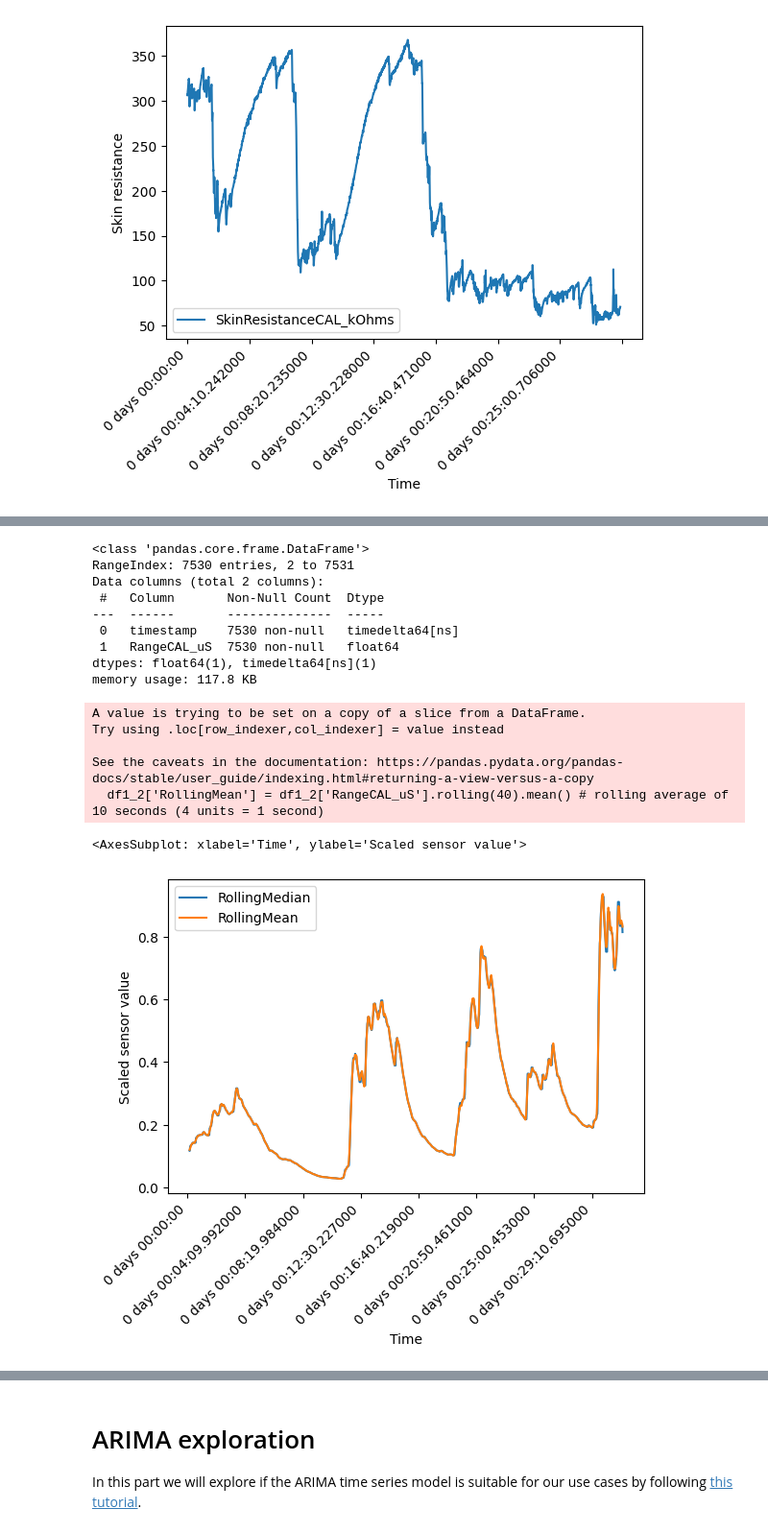
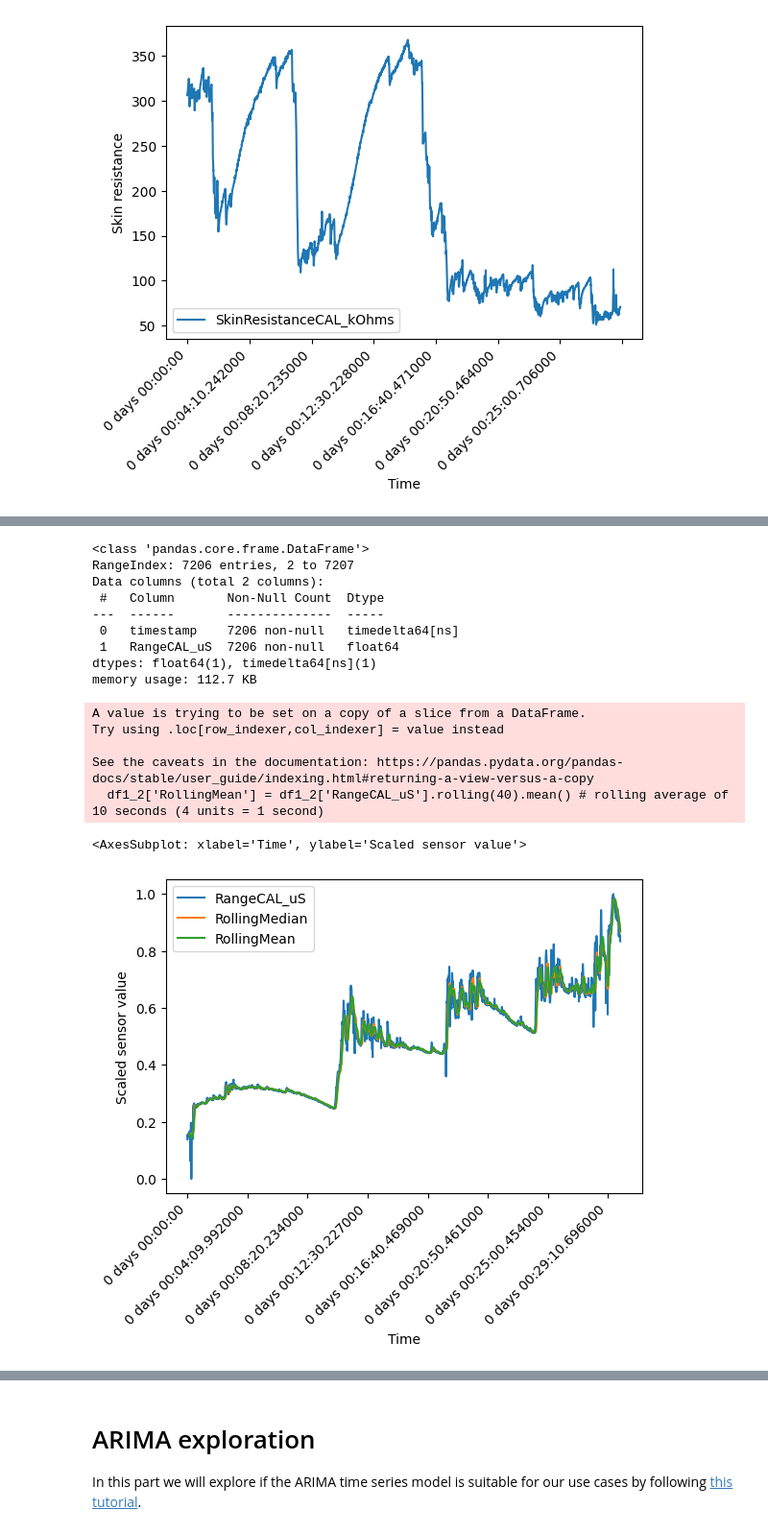
Before and after one commit to Inn0/STP1StressVisualisation, a Jupyter notebook: StressThreshold.ipynb, the cells around one changed output, grey strips where cells are left out. Shown at 96% size. Drawn from its saved outputs; the diff is of its cells as text; code cells hidden in the pictures.

```diff
--- a/StressThreshold.ipynb
+++ b/StressThreshold.ipynb
@@ -135,12 +142,12 @@ scaler = MinMaxScaler()
 
 random_dataset = True
 
-dfTemp= test612_1#datasetArray[0]
+dfTemp= datasetArray[0]
 if(random_dataset):
     dfTemp =  np.random.choice(datasetArray)
     print(type(dfTemp))
 
-dfTemp['RangeCAL_uS'] = scaler.fit_transform(dfTemp[['RangeCAL_uS']])
+dfTemp['RangeCAL_uS'] = scaler.fit_transform(dfTemp[['RangeCAL_uS']]) # scale the data so it is all values between 0 and 1 for consistency
 
 # df1_1 = dfTemp.iloc[:, [0, 1]] # calibration value, unused
 df1_2 = dfTemp.iloc[:, [0, 2]]
@@ -164,24 +174,24 @@ df1_2
 # %%
 df1_2.info()
 df1_2['RollingMean'] = df1_2['RangeCAL_uS'].rolling(40).mean() # rolling average of 10 seconds (4 units = 1 second)
 df1_2['RollingMedian'] = df1_2['RangeCAL_uS'].rolling(40).median() # rolling median of 10 seconds
 df1_2['deltaMean'] = df1_2.RollingMean.diff(periods =1)
 df1_2['deltaMedian'] = df1_2.RollingMedian.diff(periods =1)
-df1_2[['RollingMedian', 'RollingMean','timestamp']].plot(x='timestamp', xlabel='Time', ylabel='Scaled sensor value', rot=45)
+df1_2[['RangeCAL_uS','RollingMedian', 'RollingMean','timestamp']].plot(x='timestamp', xlabel='Time', ylabel='Scaled sensor value', rot=45)
 # %% [output]
 <class 'pandas.core.frame.DataFrame'>
-RangeIndex: 7530 entries, 2 to 7531
+RangeIndex: 7206 entries, 2 to 7207
 Data columns (total 2 columns):
  #   Column       Non-Null Count  Dtype
 ---  ------       --------------  -----
- 0   timestamp    7530 non-null   timedelta64[ns]
- 1   RangeCAL_uS  7530 non-null   float64
+ 0   timestamp    7206 non-null   timedelta64[ns]
+ 1   RangeCAL_uS  7206 non-null   float64
 dtypes: float64(1), timedelta64[ns](1)
-memory usage: 117.8 KB
+memory usage: 112.7 KB
 A value is trying to be set on a copy of a slice from a DataFrame.
 Try using .loc[row_indexer,col_indexer] = value instead
 
 See the caveats in the documentation: https://pandas.pydata.org/pandas-docs/stable/user_guide/indexing.html#returning-a-view-versus-a-copy
   df1_2['RollingMean'] = df1_2['RangeCAL_uS'].rolling(40).mean() # rolling average of 10 seconds (4 units = 1 second)
 <AxesSubplot: xlabel='Time', ylabel='Scaled sensor value'>
-[figure, old version]
+[figure, new version]
```
Also changed, not shown: parts of 20 cells of this notebook.
